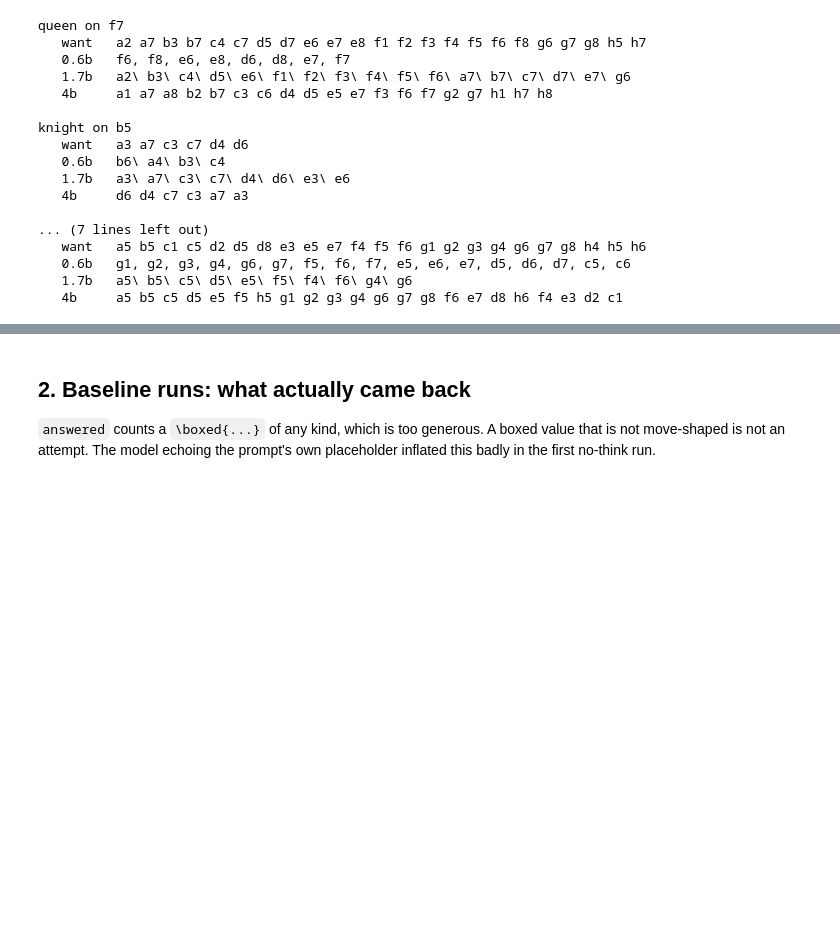
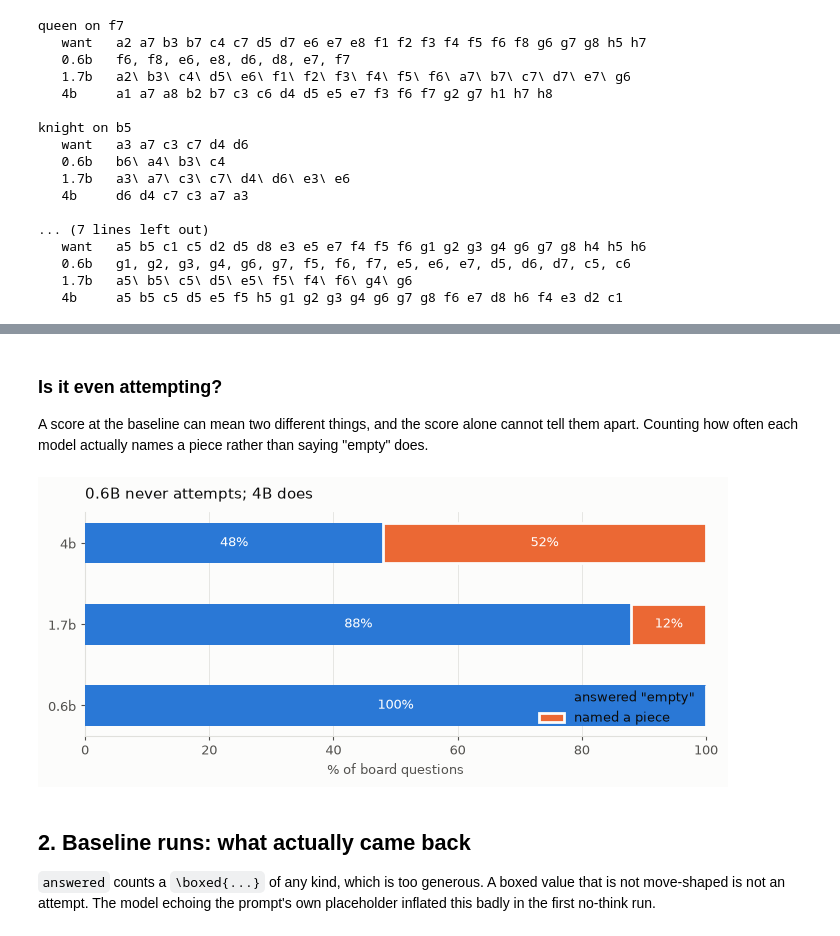
Before and after one commit to AmirBraham/chessllm, a Jupyter notebook: probe.ipynb, the cells around one changed output, grey strips where cells are left out. Cells and saved outputs as stored; diff of their text form; code cells hidden in the pictures; blank space fills up the shorter version.

```diff
--- a/probe.ipynb
+++ b/probe.ipynb
@@ -156,0 +219,19 @@ knight on b5
+# %%
+KIND = "moves"   # "moves" or "board"
+INDEX = 1
+CHARS = 900
+
+ref = [i for i in probes[order[0]] if i["kind"] == KIND][INDEX]
+print("PROMPT")
+print(ref["prompt"][:400])
+print(f"\nWANT: {ref['answer']}")
+
+for label in order:
+    item = [i for i in probes[label] if i["kind"] == KIND][INDEX]
+    print("\n" + "=" * 72)
+    print(f"{label}   score={item['score']:.0f}   "
+          f"tokens={item.get('tokens', 0)}   "
+          f"truncated={item.get('truncated', False)}")
+    print(f"boxed: {item['said']!r}")
+    print("-" * 72)
+    print(item.get("completion", "(no completion saved)")[:CHARS])
@@ -157,3 +256,44 @@ knight on b5
+# %% [markdown]
+### Is it even attempting?
+
+A score at the baseline can mean two different things, and the score alone
+cannot tell them apart. Counting how often each model actually names a piece
+rather than saying "empty" does.
+# %%
+fig, ax = plt.subplots(figsize=(7, 3.2), facecolor=SURFACE)
+
+said_empty, attempted = [], []
+for label in order:
+    board = [i for i in probes[label] if i["kind"] == "board"]
+    n_empty = sum("empty" in i["said"].lower() for i in board)
+    said_empty.append(100 * n_empty / len(board))
+    attempted.append(100 * (len(board) - n_empty) / len(board))
+
+y = range(len(order))
+ax.barh(y, said_empty, height=0.5, color=PALETTE[0], zorder=3,
+        label='answered "empty"')
+ax.barh(y, attempted, height=0.5, left=said_empty, color=PALETTE[1], zorder=3,
+        label="named a piece", edgecolor=SURFACE, linewidth=2)
+
+for i, (a, b) in enumerate(zip(said_empty, attempted)):
+    if a > 8:
+        ax.annotate(f"{a:.0f}%", xy=(a / 2, i), ha="center", va="center",
+                    color="white", fontsize=9)
+    if b > 8:
+        ax.annotate(f"{b:.0f}%", xy=(a + b / 2, i), ha="center", va="center",
+                    color="white", fontsize=9)
+
+ax.set_yticks(list(y), order)
+ax.set_xlim(0, 100)
+ax.set_xlabel("% of board questions", color=INK_SOFT, fontsize=9)
+ax.set_title("0.6B never attempts; 4B does", color=INK, fontsize=11,
+             loc="left", pad=10)
+ax.legend(loc="lower right", frameon=False, fontsize=9, labelcolor=INK)
+style(ax)
+ax.grid(axis="y", visible=False)
+fig.tight_layout()
+# %% [output]
+[figure, added]
 # %% [markdown]
 ## 2. Baseline runs: what actually came back
 
```
Also changed, not shown: parts of 13 cells of this notebook, 2 other files.
